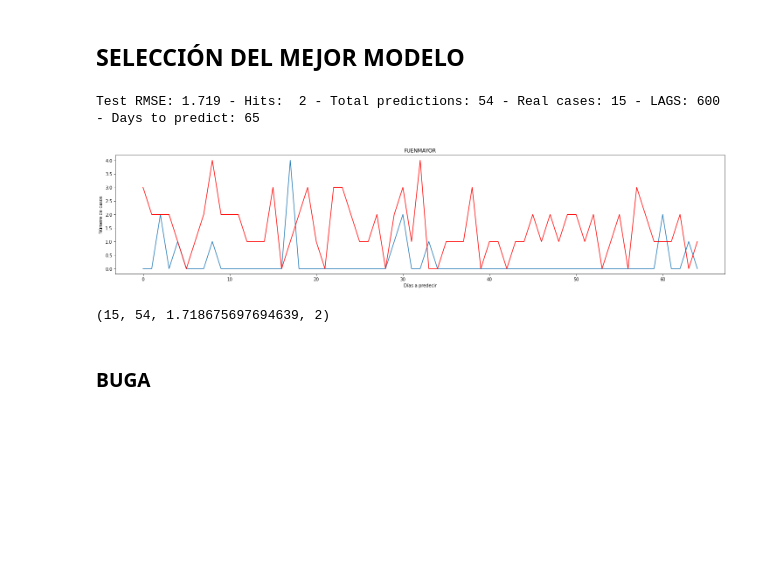
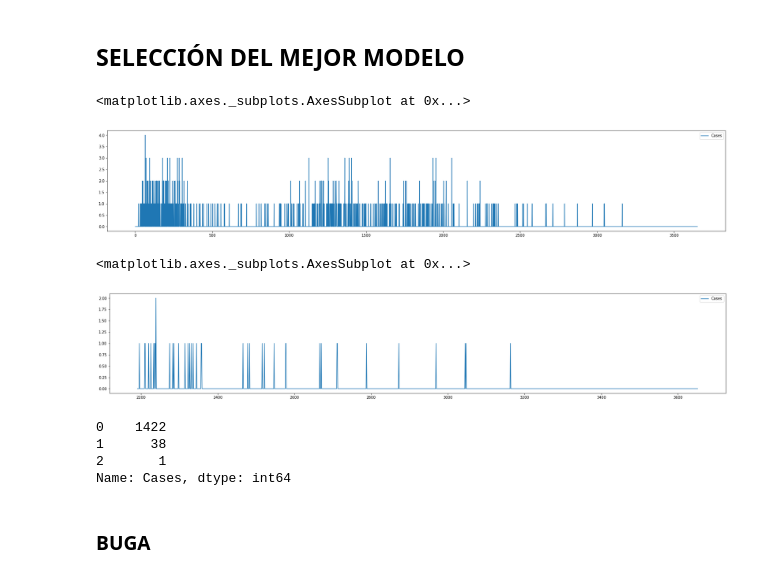
Before and after one commit to JuanImbachi/PDG, a Jupyter notebook: Analysis/data_analytics/Modelamiento datos.ipynb, the cells around one changed output. Saved outputs shown, nothing was run; the diff lists cells and outputs as text; code cells hidden in the pictures; blank space fills up the shorter version.

```diff
--- a/Analysis/data_analytics/Modelamiento datos.ipynb
+++ b/Analysis/data_analytics/Modelamiento datos.ipynb
@@ -10,7 +10,7 @@ from statsmodels.tsa.ar_model import AutoReg
 from sklearn.metrics import mean_squared_error
 import datetime as datetime
 # %%
-data = pd.read_csv('Data.csv')
+data = pd.read_csv('../dengue_data/Data.csv')
 df = pd.DataFrame(data)
 df["Date"] = pd.to_datetime(df['Date'])
 df['Age'] = df['Age'].astype(float)
@@ -224,21 +224,30 @@ def get_predictions(city, neigborhood, days_to_predict, lags) :
     df_neighborhood.set_index('Date',inplace=True)
     AR(df_neighborhood, neigborhood, days_to_predict, lags, flag, True)
 # %%
-df_neighborhood = dfBuga[dfBuga.Neighborhood == 'FUENMAYOR']
+df_neighborhood = dfGiron[dfGiron.Neighborhood == 'EL POBLADO']
 
 df_neighborhood = pd.DataFrame(df_neighborhood['Date'].value_counts().sort_index())
 df_neighborhood.columns = ['Cases']
 df_neighborhood.index.name = 'Date'
 df_neighborhood = assign_zeros(df_neighborhood)
-# %%
-df_neighborhood.set_index('Date',inplace=True)
-# %%
-
-AR_copy(df_neighborhood, 'FUENMAYOR', 65, 600, True, True, 700)
-# %% [output]
-Test RMSE: 1.719 - Hits:  2 - Total predictions: 54 - Real cases: 15 - LAGS: 600 - Days to predict: 65
-[figure, removed]
-(15, 54, 1.718675697694639, 2)
+# %%
+df_neighborhood.plot(figsize=(30,5))
+# %% [output]
+<matplotlib.axes._subplots.AxesSubplot at 0x...>
+[figure, added]
+# %%
+dates = df_neighborhood[df_neighborhood.Date >= datetime.date(2016, 1, 1)]
+dates.plot(figsize=(30,5))
+# %% [output]
+<matplotlib.axes._subplots.AxesSubplot at 0x...>
+[figure, added]
+# %%
+print(dates['Cases'].value_counts())
+# %% [output]
+0    1422
+1      38
+2       1
+Name: Cases, dtype: int64
 # %%
 get_predictions('Buga', 'FUENMAYOR', 15, 1200)
 # %% [markdown]
```
Also changed, not shown: 6 other files.
